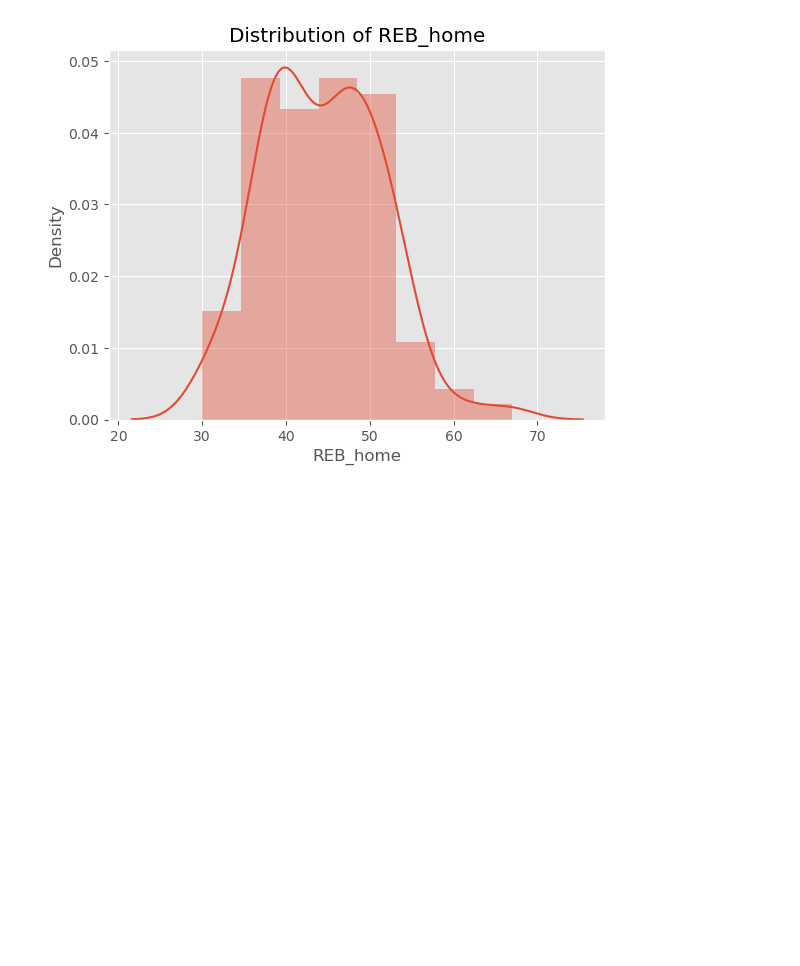
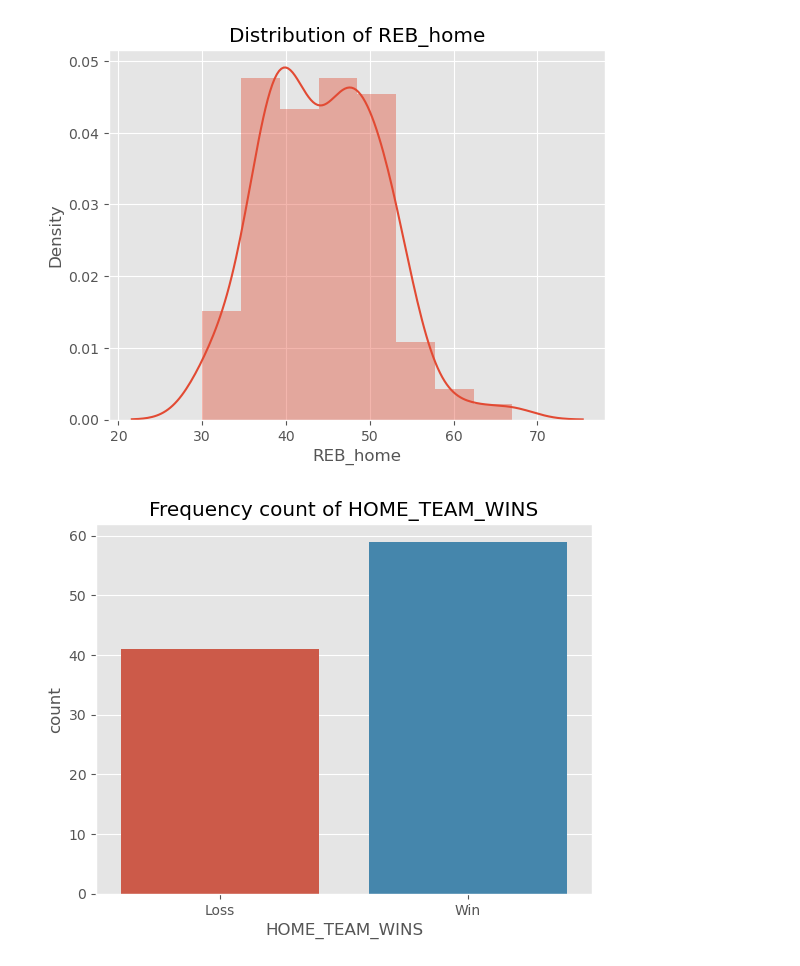
Before and after one commit to RyanMch97/ProgDA-Project, a Jupyter notebook: Prog-DA.ipynb, the cells around one changed output. Cells and saved outputs as stored; diff of their text form; code cells hidden in the pictures; blank space fills up the shorter version.

```diff
--- a/Prog-DA.ipynb
+++ b/Prog-DA.ipynb
@@ -98,3 +99,10 @@ plt.title("Distribution of REB_home")
 plt.show()
 # %% [output]
 [figure]
+# %%
+# making a countplot
+sns.countplot(x="HOME_TEAM_WINS",data=df)
+plt.title("Frequency count of HOME_TEAM_WINS")
+plt.show()
+# %% [output]
+[figure, added]
```
Also changed, not shown: parts of 3 cells of this notebook, 1 other file.
